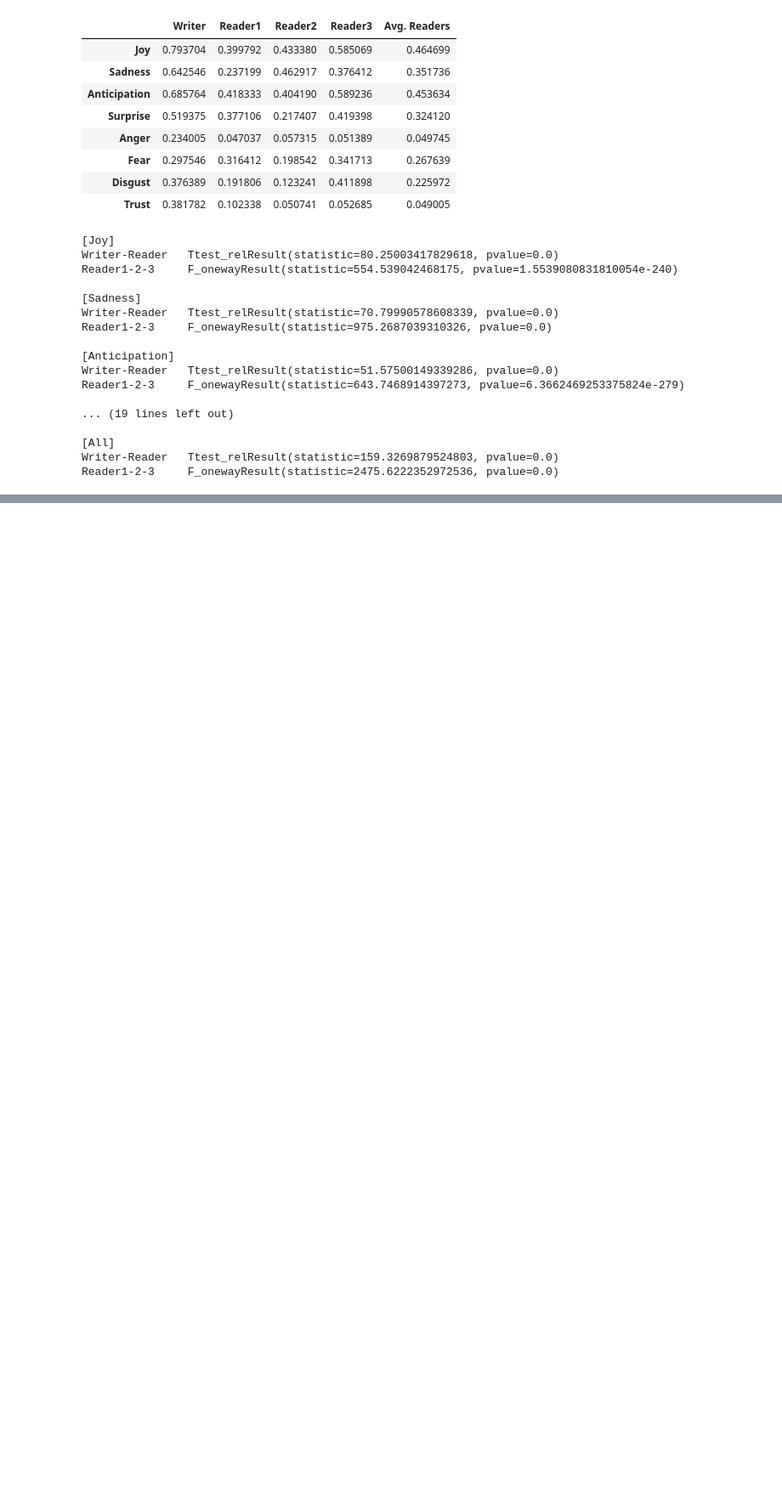
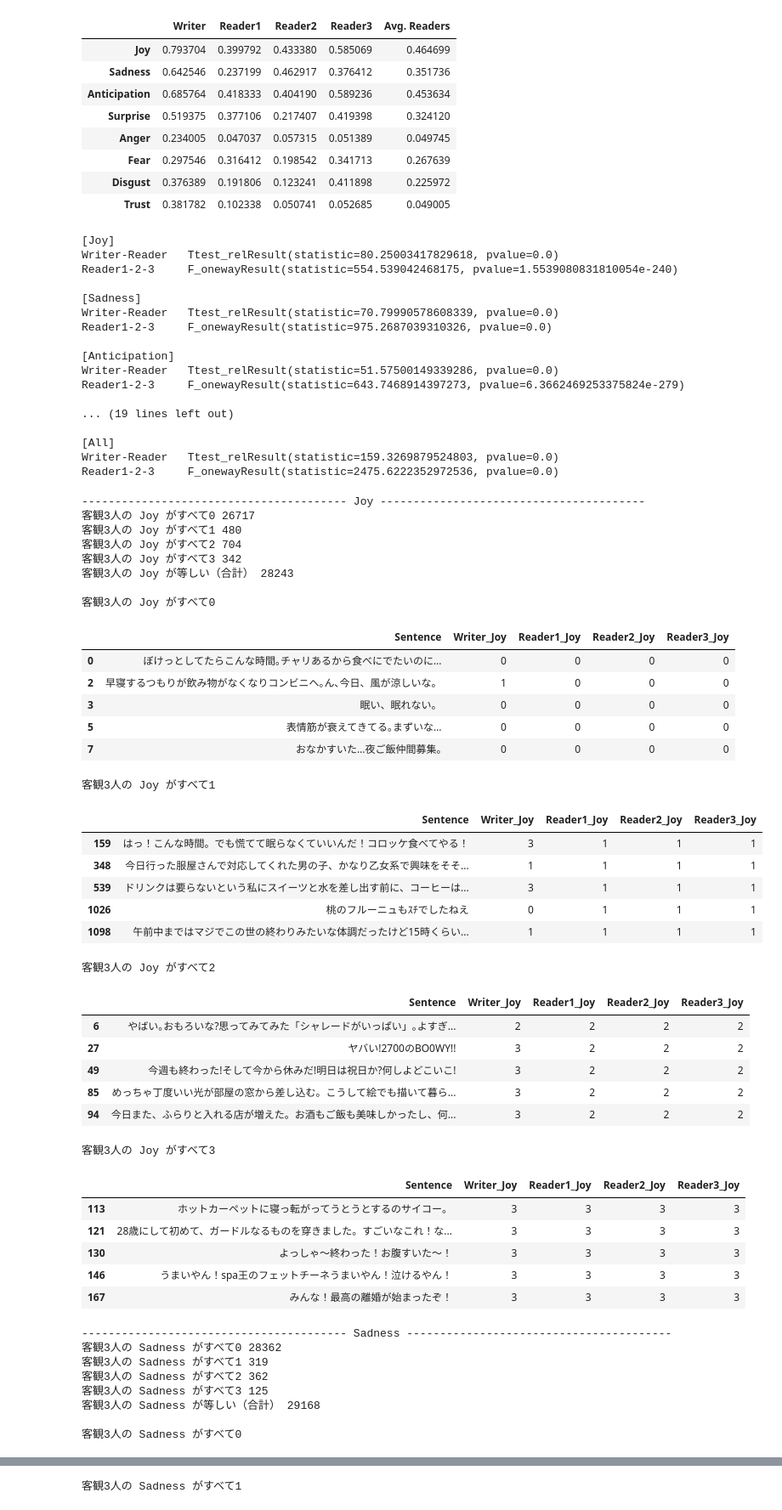
Before and after one commit to nakatuba/wrime-lstm, a Jupyter notebook: notebooks/data_analysis.ipynb, the cells around one changed output, grey strips where cells are left out. Shown at 85% size. Cells and saved outputs as stored; diff of their text form; code cells hidden in the pictures; blank space fills up the shorter version.

```diff
--- a/notebooks/data_analysis.ipynb
+++ b/notebooks/data_analysis.ipynb
@@ -114,3 +114,75 @@ Reader1-2-3     F_onewayResult(statistic=643.7468914397273, pvalue=6.36624692533
 [All]
 Writer-Reader   Ttest_relResult(statistic=159.3269879524803, pvalue=0.0)
 Reader1-2-3     F_onewayResult(statistic=2475.6222352972536, pvalue=0.0)
+# %%
+for s in sentiments:
+    print("-" * 40, s, "-" * 40)
+    df_s = df[
+        [
+            "Sentence",
+            f"Writer_{s}",
+            f"Reader1_{s}",
+            f"Reader2_{s}",
+            f"Reader3_{s}",
+        ]
+    ]
+    df_list = [
+        df_s.query(f"Reader1_{s} == Reader2_{s} == Reader3_{s} == {label}")
+        for label in range(4)
+    ]
+
+    for i, df_s in enumerate(df_list):
+        print(f"客観3人の {s} がすべて{i}", len(df_s))
+
+    print(f"客観3人の {s} が等しい（合計）", sum([len(df_s) for df_s in df_list]))
+
+    print("")
+
+    for i, df_s in enumerate(df_list):
+        print(f"客観3人の {s} がすべて{i}")
+        display(df_s.head())
+        print("")
+# %% [output]
+---------------------------------------- Joy ----------------------------------------
+客観3人の Joy がすべて0 26717
+客観3人の Joy がすべて1 480
+客観3人の Joy がすべて2 704
+客観3人の Joy がすべて3 342
+客観3人の Joy が等しい（合計） 28243
+
+客観3人の Joy がすべて0
+|  | Sentence | Writer_Joy | Reader1_Joy | Reader2_Joy | Reader3_Joy |
+| 0 | ぼけっとしてたらこんな時間｡チャリあるから食べにでたいのに… | 0 | 0 | 0 | 0 |
+| 2 | 早寝するつもりが飲み物がなくなりコンビニへ｡ん､今日、風が涼しいな。 | 1 | 0 | 0 | 0 |
+| 3 | 眠い、眠れない。 | 0 | 0 | 0 | 0 |
+| 5 | 表情筋が衰えてきてる｡まずいな… | 0 | 0 | 0 | 0 |
+| 7 | おなかすいた…夜ご飯仲間募集｡ | 0 | 0 | 0 | 0 |
+客観3人の Joy がすべて1
+|  | Sentence | Writer_Joy | Reader1_Joy | Reader2_Joy | Reader3_Joy |
+| 159 | はっ！こんな時間。でも慌てて眠らなくていいんだ！コロッケ食べてやる！ | 3 | 1 | 1 | 1 |
+| 348 | 今日行った服屋さんで対応してくれた男の子、かなり乙女系で興味をそそ... | 1 | 1 | 1 | 1 |
+| 539 | ドリンクは要らないという私にスイーツと水を差し出す前に、コーヒーは... | 3 | 1 | 1 | 1 |
+| 1026 | 桃のフルーニュもｽﾁでしたねえ | 0 | 1 | 1 | 1 |
+| 1098 | 午前中まではマジでこの世の終わりみたいな体調だったけど15時くらい... | 1 | 1 | 1 | 1 |
+客観3人の Joy がすべて2
+|  | Sentence | Writer_Joy | Reader1_Joy | Reader2_Joy | Reader3_Joy |
+| 6 | やばい｡おもろいな?思ってみてみた「シャレードがいっぱい」｡よすぎ... | 2 | 2 | 2 | 2 |
+| 27 | ヤバい!2700のBO0WY!! | 3 | 2 | 2 | 2 |
+| 49 | 今週も終わった!そして今から休みだ!明日は祝日か?何しよどこいこ! | 3 | 2 | 2 | 2 |
+| 85 | めっちゃ丁度いい光が部屋の窓から差し込む。こうして絵でも描いて暮ら... | 3 | 2 | 2 | 2 |
+| 94 | 今日また、ふらりと入れる店が増えた。お酒もご飯も美味しかったし、何... | 3 | 2 | 2 | 2 |
+客観3人の Joy がすべて3
+|  | Sentence | Writer_Joy | Reader1_Joy | Reader2_Joy | Reader3_Joy |
+| 113 | ホットカーペットに寝っ転がってうとうとするのサイコー。 | 3 | 3 | 3 | 3 |
+| 121 | 28歳にして初めて、ガードルなるものを穿きました。すごいなこれ！な... | 3 | 3 | 3 | 3 |
+| 130 | よっしゃ～終わった！お腹すいた～！ | 3 | 3 | 3 | 3 |
+| 146 | うまいやん！spa王のフェットチーネうまいやん！泣けるやん！ | 3 | 3 | 3 | 3 |
+| 167 | みんな！最高の離婚が始まったぞ！ | 3 | 3 | 3 | 3 |
+---------------------------------------- Sadness ----------------------------------------
+客観3人の Sadness がすべて0 28362
+客観3人の Sadness がすべて1 319
+客観3人の Sadness がすべて2 362
+客観3人の Sadness がすべて3 125
+客観3人の Sadness が等しい（合計） 29168
+
+客観3人の Sadness がすべて0
@@ -116,0 +195 @@ Reader1-2-3     F_onewayResult(statistic=2475.6222352972536, pvalue=0.0)
+客観3人の Sadness がすべて1
```
Also changed, not shown: parts of 2 cells of this notebook.
